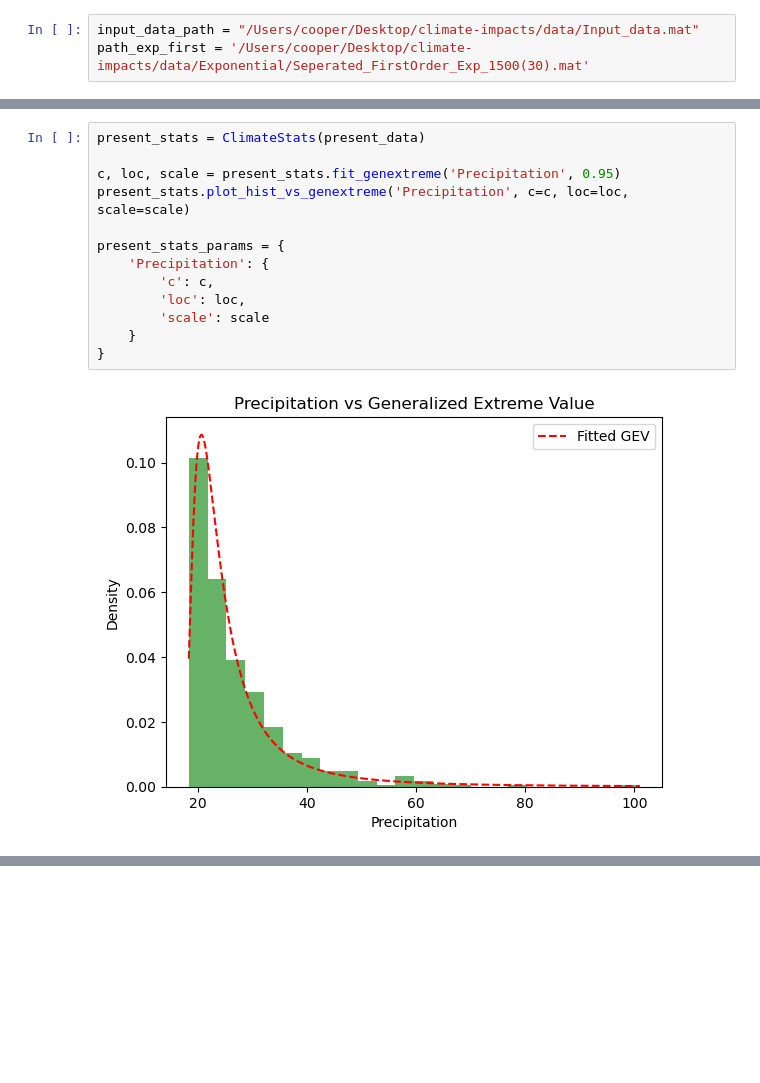
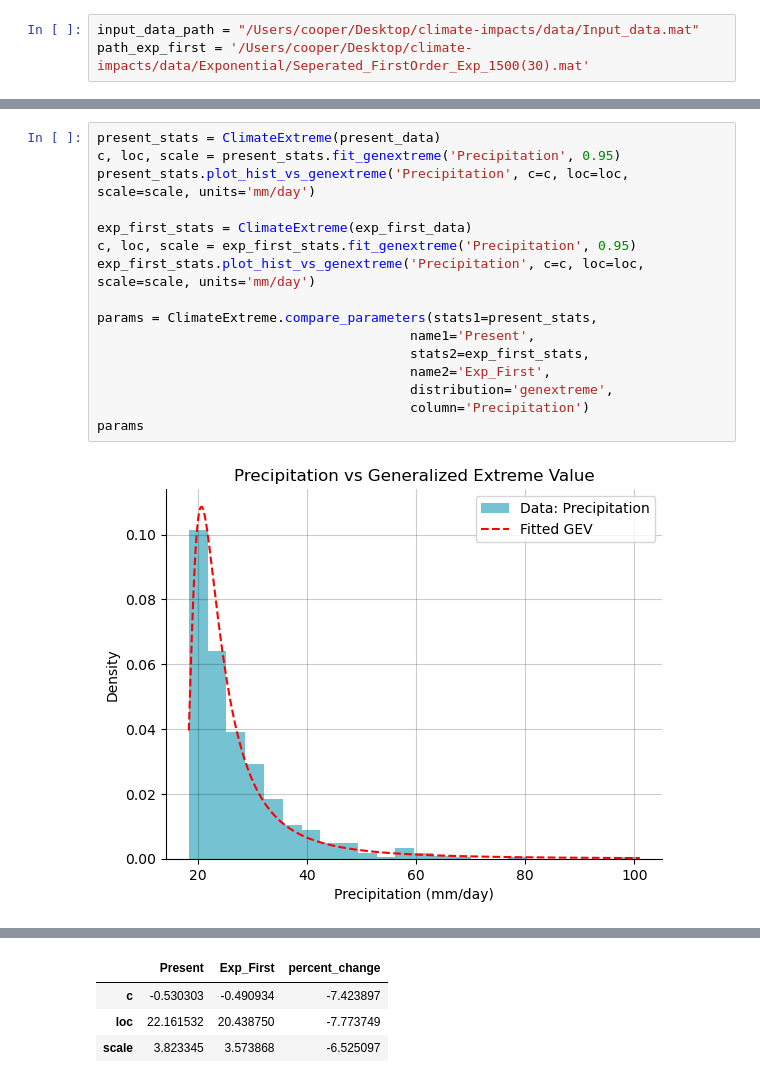
Before and after one commit to CooperBigFoot/climate-impacts, a Jupyter notebook: code/eda.ipynb, the cells around one changed output, grey strips where cells are left out. Drawn from its saved outputs; the diff is of its cells as text; blank space fills up the shorter version.

Commit message:
write code to plot climate statistics

```diff
--- a/code/eda.ipynb
+++ b/code/eda.ipynb
@@ -46,15 +89,18 @@ exp_first_data
 # %%
-present_stats = ClimateStats(present_data)
+present_stats = ClimateExtreme(present_data)
+c, loc, scale = present_stats.fit_genextreme('Precipitation', 0.95)
+present_stats.plot_hist_vs_genextreme('Precipitation', c=c, loc=loc, scale=scale, units='mm/day')
 
-c, loc, scale = present_stats.fit_genextreme('Precipitation', 0.95)
-present_stats.plot_hist_vs_genextreme('Precipitation', c=c, loc=loc, scale=scale)
+exp_first_stats = ClimateExtreme(exp_first_data)
+c, loc, scale = exp_first_stats.fit_genextreme('Precipitation', 0.95)
+exp_first_stats.plot_hist_vs_genextreme('Precipitation', c=c, loc=loc, scale=scale, units='mm/day')
 
-present_stats_params = {
-    'Precipitation': {
-        'c': c,
-        'loc': loc,
-        'scale': scale
-    }
-}
+params = ClimateExtreme.compare_parameters(stats1=present_stats,
+                                        name1='Present',
+                                        stats2=exp_first_stats,
+                                        name2='Exp_First',
+                                        distribution='genextreme',
+                                        column='Precipitation')
+params
 # %% [output]
-[figure, old version]
+[figure, new version]
@@ -60,0 +108,4 @@ present_stats_params = {
+|  | Present | Exp_First | percent_change |
+| c | -0.530303 | -0.490934 | -7.423897 |
+| loc | 22.161532 | 20.438750 | -7.773749 |
+| scale | 3.823345 | 3.573868 | -6.525097 |
```
Also changed, not shown: parts of 11 cells of this notebook, 2 other files.
